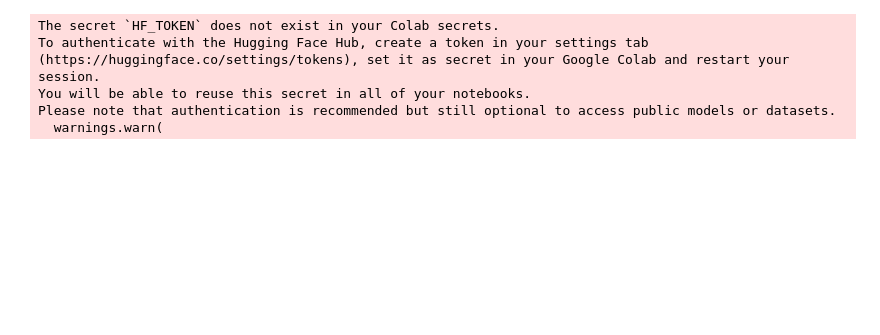
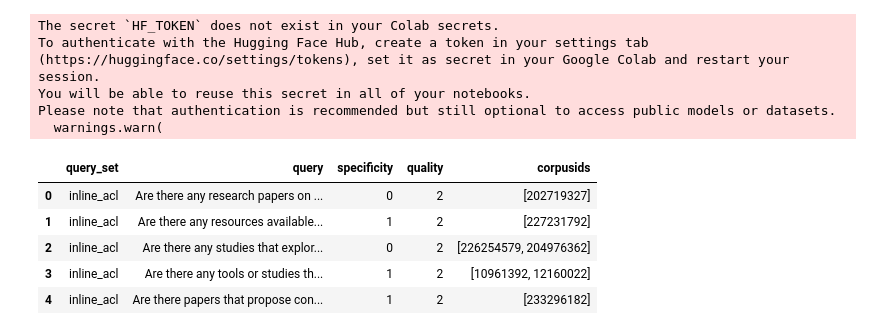
Before and after one commit to uskh580e/LLMwithRAG, a Jupyter notebook: litsearch_BM25.ipynb, the cells around one changed output. Drawn from its saved outputs; the diff is of its cells as text; code cells hidden in the pictures; blank space fills up the shorter version.

```diff
--- a/litsearch_BM25.ipynb
+++ b/litsearch_BM25.ipynb
@@ -33,0 +140,9 @@ corpus_df = corpus_s2orc_df
+# %%
+query_df.head()
+# %% [output]
+|  | query_set | query | specificity | quality | corpusids |
+| 0 | inline_acl | Are there any research papers on ... | 0 | 2 | [202719327] |
+| 1 | inline_acl | Are there any resources available... | 1 | 2 | [227231792] |
+| 2 | inline_acl | Are there any studies that explor... | 0 | 2 | [226254579, 204976362] |
+| 3 | inline_acl | Are there any tools or studies th... | 1 | 2 | [10961392, 12160022] |
+| 4 | inline_acl | Are there papers that propose con... | 1 | 2 | [233296182] |
```
Also changed, not shown: parts of 47 cells of this notebook.
